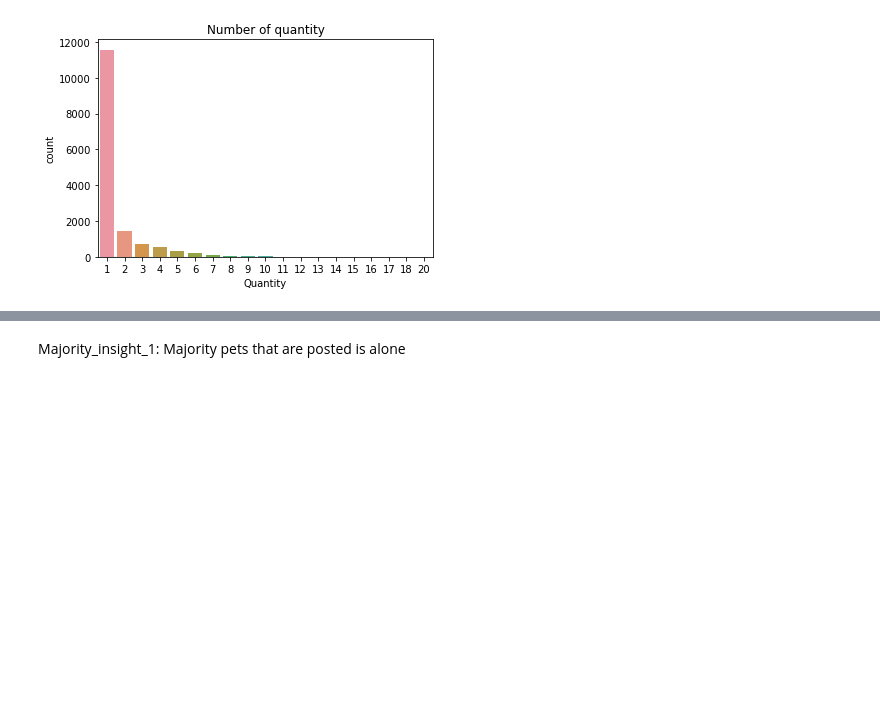
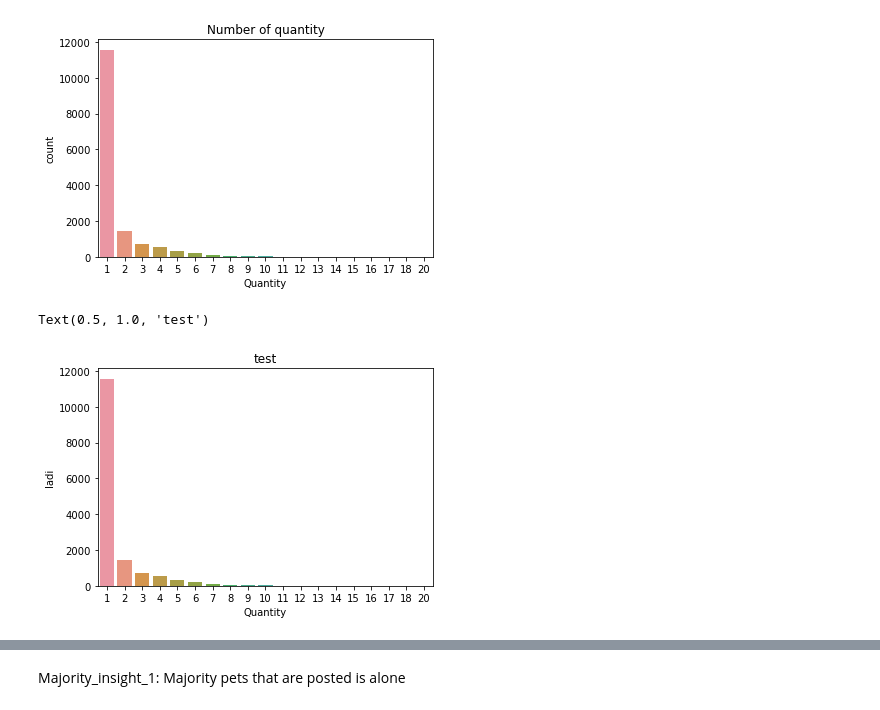
Before and after one commit to naufaldi-fir/adoption-prediction-project, a Jupyter notebook: naufaldi/notebook-naufaldi.ipynb, the cells around one changed output, grey strips where cells are left out. Saved outputs shown, nothing was run; the diff lists cells and outputs as text; code cells hidden in the pictures; blank space fills up the shorter version.

Commit message:
add alternative for visualizing seaborn

```diff
--- a/naufaldi/notebook-naufaldi.ipynb
+++ b/naufaldi/notebook-naufaldi.ipynb
@@ -174,3 +174,10 @@ sns.countplot(data = df,x = "Quantity", ax = ax )
 # %% [output]
 <AxesSubplot:title={'center':'Number of quantity'}, xlabel='Quantity', ylabel='count'>
 [figure]
+# %%
+sns.countplot(data = df, x = "Quantity")
+plt.ylabel("ladi")
+plt.title("test")
+# %% [output]
+Text(0.5, 1.0, 'test')
+[figure, added]
```
Also changed, not shown: parts of 3 cells of this notebook.
